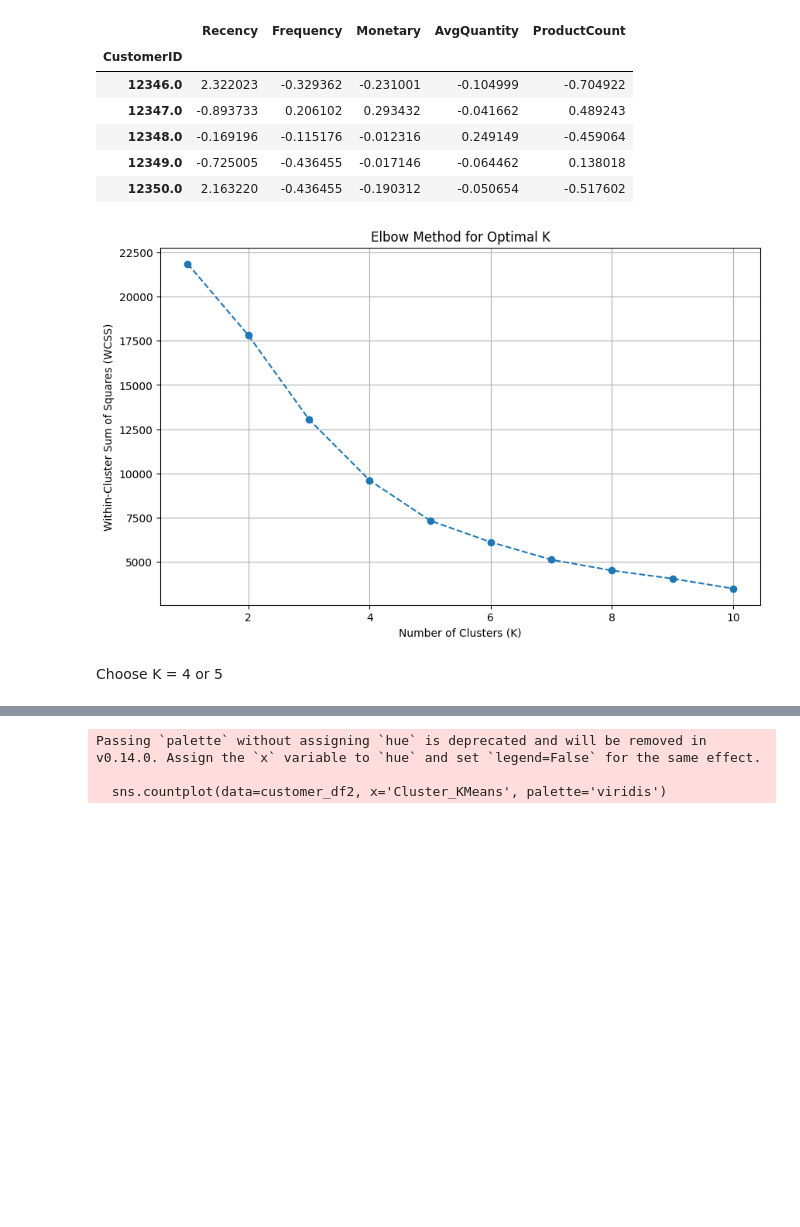
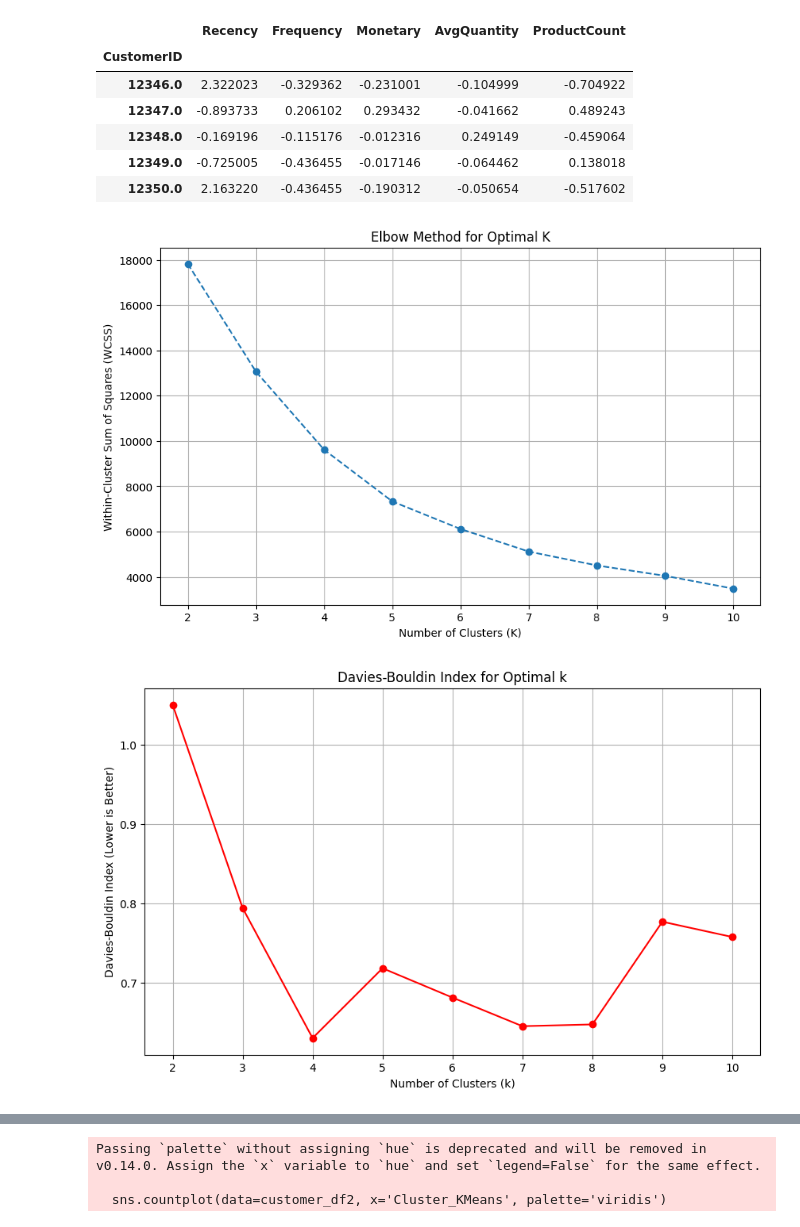
Before and after one commit to NikolaiMiranda/customer-segmentation-retail, a Jupyter notebook: customer_segmentation.ipynb, the cells around one changed output, grey strips where cells are left out. Cells and saved outputs as stored; diff of their text form; code cells hidden in the pictures; blank space fills up the shorter version.

```diff
--- a/customer_segmentation.ipynb
+++ b/customer_segmentation.ipynb
@@ -225,25 +242,39 @@ customer_df_scaled.head() # Display the first few rows of the scaled data
 # %%
 # Determine optimal number of clusters using the Elbow Method
 from sklearn.cluster import KMeans
 import matplotlib.pyplot as plt
 import seaborn as sns
 
 wcss = []
-# Test different numbers of clusters from 1 to 10
-for i in range(1, 11):
+dbi_scores = []
+# Test different numbers of clusters from 2 to 10
+for i in range(2, 11):
+    # Elbow Method
     kmeans = KMeans(n_clusters=i, init='k-means++', max_iter=300, n_init=10, random_state=42)
     kmeans.fit(customer_df_scaled)
     wcss.append(kmeans.inertia_) # inertia_ is the WCSS
 
+    # Davies-Bouldin Index
+    dbi = davies_bouldin_score(customer_df_scaled, kmeans.labels_)
+    dbi_scores.append(dbi)
+
 # Plot the Elbow Method graph
 plt.figure(figsize=(10, 6))
-plt.plot(range(1, 11), wcss, marker='o', linestyle='--')
+plt.plot(range(2, 11), wcss, marker='o', linestyle='--')
 plt.title('Elbow Method for Optimal K')
 plt.xlabel('Number of Clusters (K)')
 plt.ylabel('Within-Cluster Sum of Squares (WCSS)')
 plt.grid(True)
 plt.show()
+
+# Plot the Davies-Bouldin Index graph
+plt.figure(figsize=(10, 6))
+plt.plot(range(2, 11), dbi_scores, marker='o', linestyle='-', color='r')
+plt.title('Davies-Bouldin Index for Optimal k')
+plt.xlabel('Number of Clusters (k)')
+plt.ylabel('Davies-Bouldin Index (Lower is Better)')
+plt.grid(True)
+plt.show()
 # %% [output]
-[figure, old version]
+[figure, new version]
+[figure, added]
-# %% [markdown]
-Choose K = 4 or 5
```
Also changed, not shown: parts of 8 cells of this notebook.
